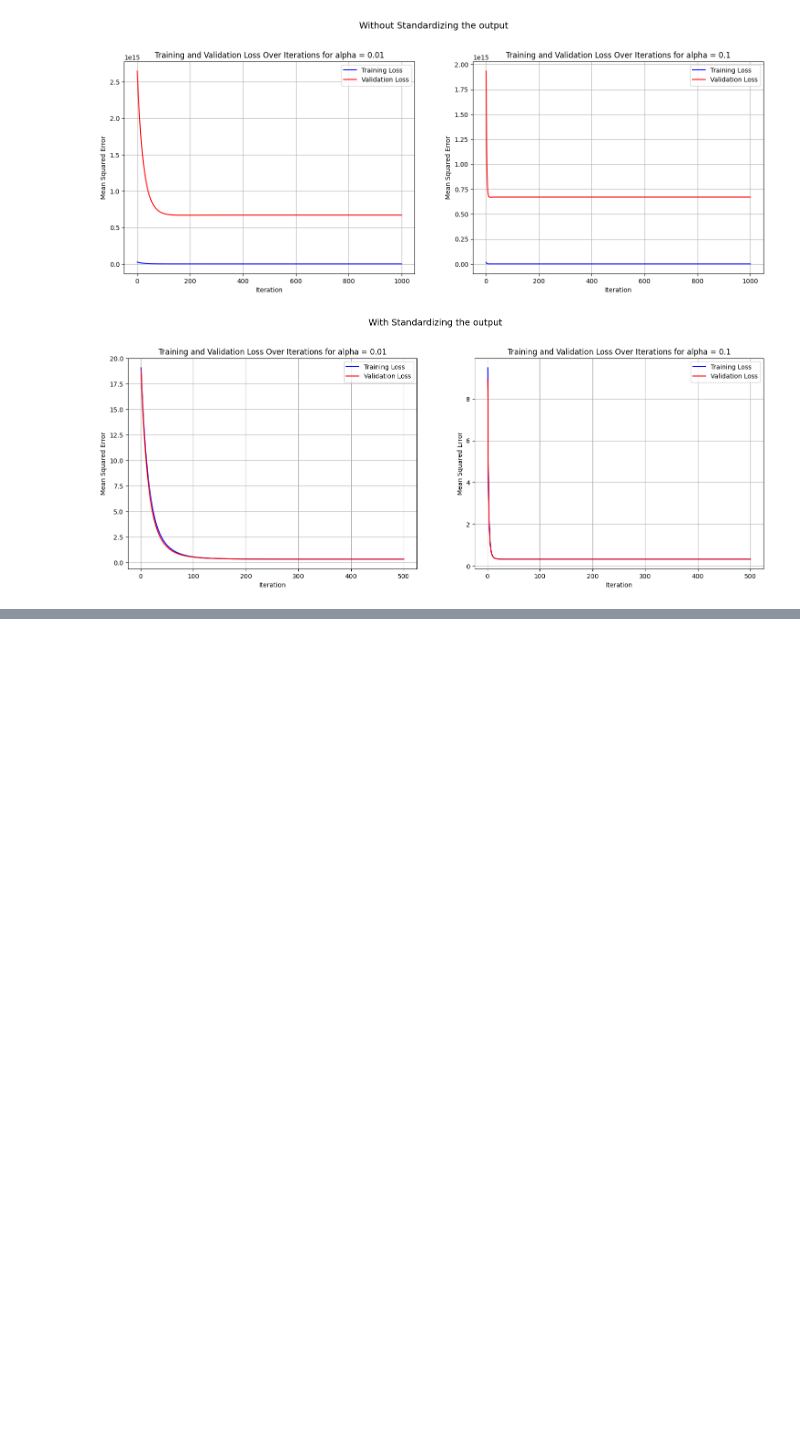
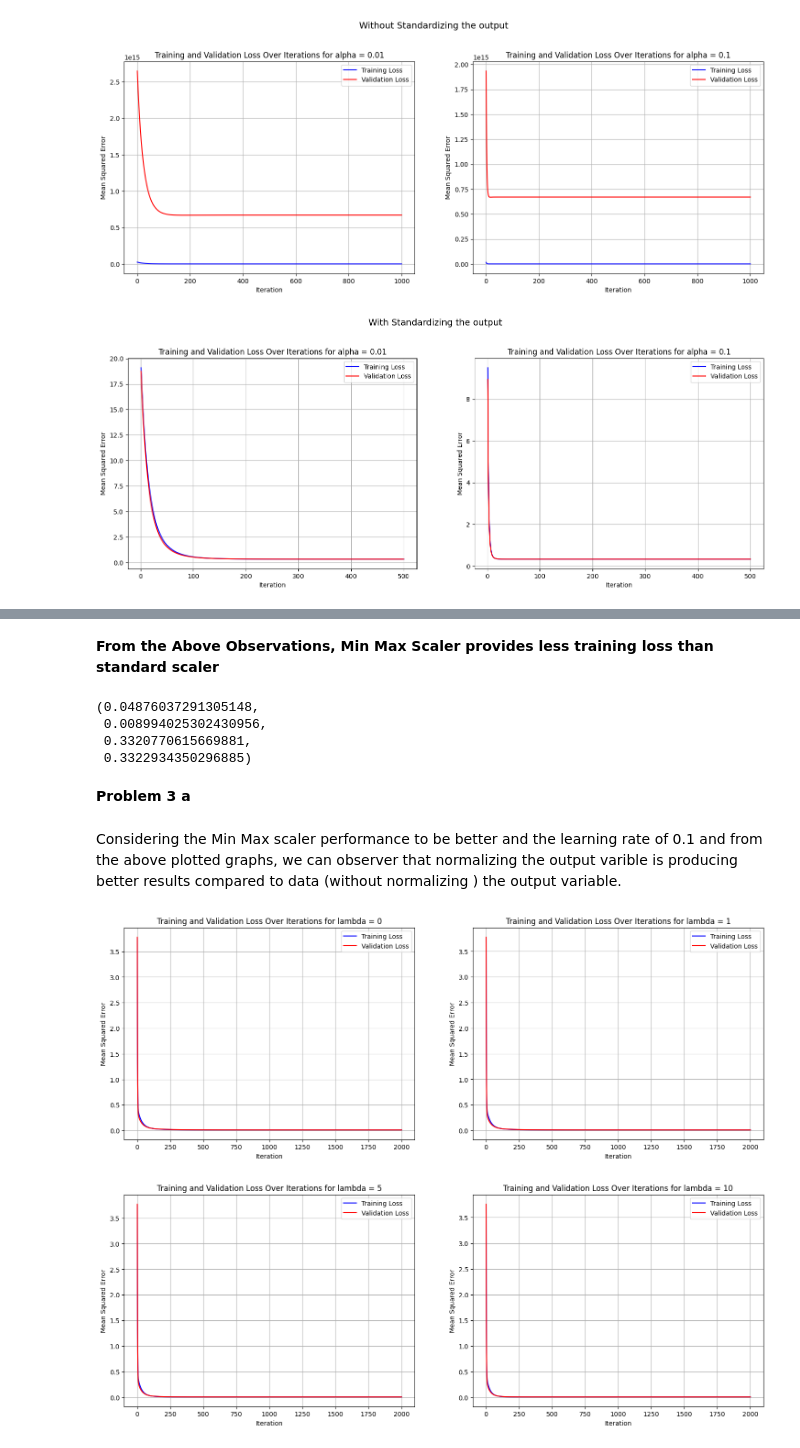
Before and after one commit to Dhanush-adk/machine_learning, a Jupyter notebook: assignment_2/LR_assignment_2.ipynb, the cells around one changed output, grey strips where cells are left out. Cells and saved outputs as stored; diff of their text form; code cells hidden in the pictures; blank space fills up the shorter version.

```diff
--- a/assignment_2/LR_assignment_2.ipynb
+++ b/assignment_2/LR_assignment_2.ipynb
@@ -542,0 +540,79 @@ plt.show()
+# %% [markdown]
+**From the Above Observations, Min Max Scaler provides less training loss than standard scaler**
+# %%
+val_loss_alpha_normal_2[-1], val_loss_alpha_normal_1_2[-1], val_loss_alpha_standard_2[-1], val_loss_alpha_standard_1_2[-1]
+# %% [output]
+(0.04876037291305148,
+ 0.008994025302430956,
+ 0.3320770615669881,
+ 0.3322934350296885)
+# %% [markdown]
+**Problem 3 a**
+# %% [markdown]
+Considering the Min Max scaler performance to be better and the learning rate of 0.1 and from the above plotted graphs, we can observer that normalizing the output varible is producing better results compared to data (without normalizing ) the output variable.
+# %%
+theta_lambda_0, train_loss_lambda_0, val_loss_lambda_0 = Linear_Regression(X_train_normalize,
+                                                                         y_train_normalize,
+                                                                         X_test_normalize,
+                                                                         y_test_normalize, 2000, alpha = 0.1, lambdaa = 0)
+
+
+theta_lambda_1, train_loss_lambda_1, val_loss_lambda_1 = Linear_Regression(X_train_normalize,
+                                                                         y_train_normalize,
+                                                                         X_test_normalize,
+                                                                         y_test_normalize, 2000, alpha = 0.1, lambdaa = 1)
+
+theta_lambda_5, train_loss_lambda_5, val_loss_lambda_5 = Linear_Regression(X_train_normalize,
+                                                                         y_train_normalize,
+                                                                         X_test_normalize,
+                                                                         y_test_normalize, 2000, alpha = 0.1, lambdaa = 5)
+theta_lambda_10, train_loss_lambda_10, val_loss_lambda_10 = Linear_Regression(X_train_normalize,
+                                                                            y_train_normalize,
+                                                                            X_test_normalize,
+                                                                            y_test_normalize, 2000, alpha = 0.1, lambdaa = 10)
+# %%
+plt.figure(figsize=(18, 6))
+
+plt.subplot(1, 2, 1)
+plt.plot(range(1, len(train_loss_lambda_0) + 1), train_loss_lambda_0, color='blue', label = 'Training Loss')
+plt.plot(range(1, len(val_loss_lambda_0) + 1), val_loss_lambda_0, color='red', label = 'Validation Loss')
+plt.xlabel("Iteration")
+plt.ylabel("Mean Squared Error")
+plt.title("Training and Validation Loss Over Iterations for lambda = 0")
+plt.grid()
+plt.legend()
+
+
+plt.subplot(1, 2, 2)
+plt.plot(range(1, len(train_loss_lambda_1) + 1), train_loss_lambda_1, color='blue', label = 'Training Loss')
+plt.plot(range(1, len(val_loss_lambda_1) + 1), val_loss_lambda_1, color='red', label = 'Validation Loss')
+plt.xlabel("Iteration")
+plt.ylabel("Mean Squared Error")
+plt.title("Training and Validation Loss Over Iterations for lambda = 1")
+plt.legend()
+plt.grid()
+plt.show()
+
+plt.figure(figsize=(18, 6))
+
+plt.subplot(1, 2, 1)
+plt.plot(range(1, len(train_loss_lambda_5) + 1), train_loss_lambda_5, color='blue', label = 'Training Loss')
+plt.plot(range(1, len(val_loss_lambda_5) + 1), val_loss_lambda_5, color='red', label = 'Validation Loss')
+plt.xlabel("Iteration")
+plt.ylabel("Mean Squared Error")
+plt.title("Training and Validation Loss Over Iterations for lambda = 5")
+plt.grid()
+plt.legend()
+
+plt.subplot(1, 2, 2)
+plt.plot(range(1, len(train_loss_lambda_10) + 1), train_loss_lambda_10, color='blue', label = 'Training Loss')
+plt.plot(range(1, len(val_loss_lambda_10) + 1), val_loss_lambda_10, color='red', label = 'Validation Loss')
+plt.xlabel("Iteration")
+plt.ylabel("Mean Squared Error")
+plt.title("Training and Validation Loss Over Iterations for lambda = 10")
+plt.legend()
+plt.grid()
+plt.show()
+# %% [output]
+[figure, added]
+[figure, added]
```
Also changed, not shown: parts of 28 cells of this notebook.
